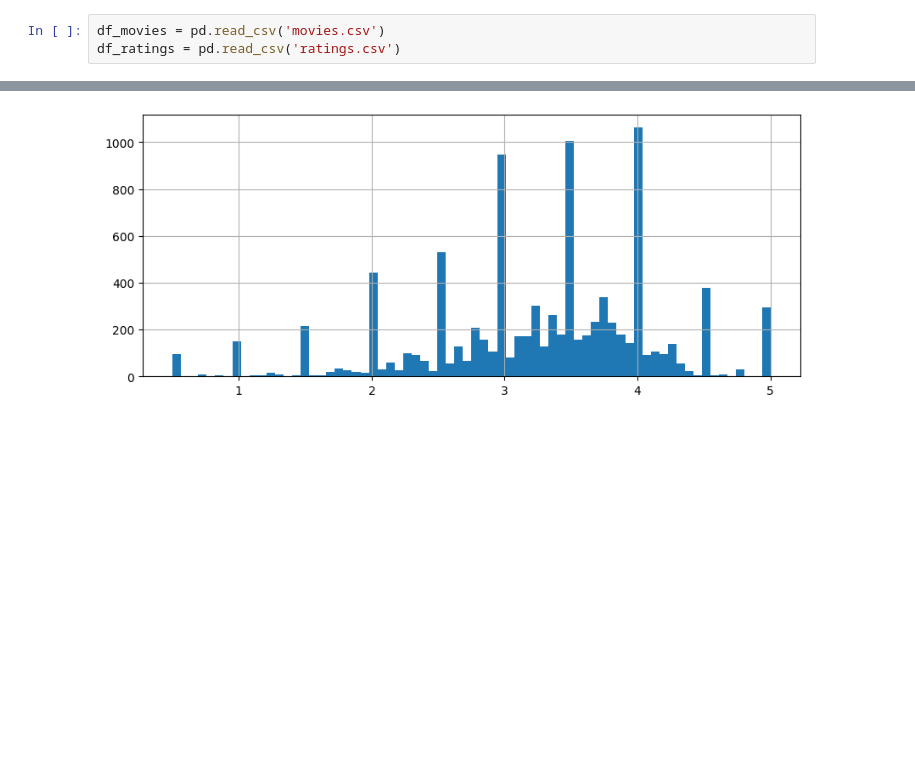
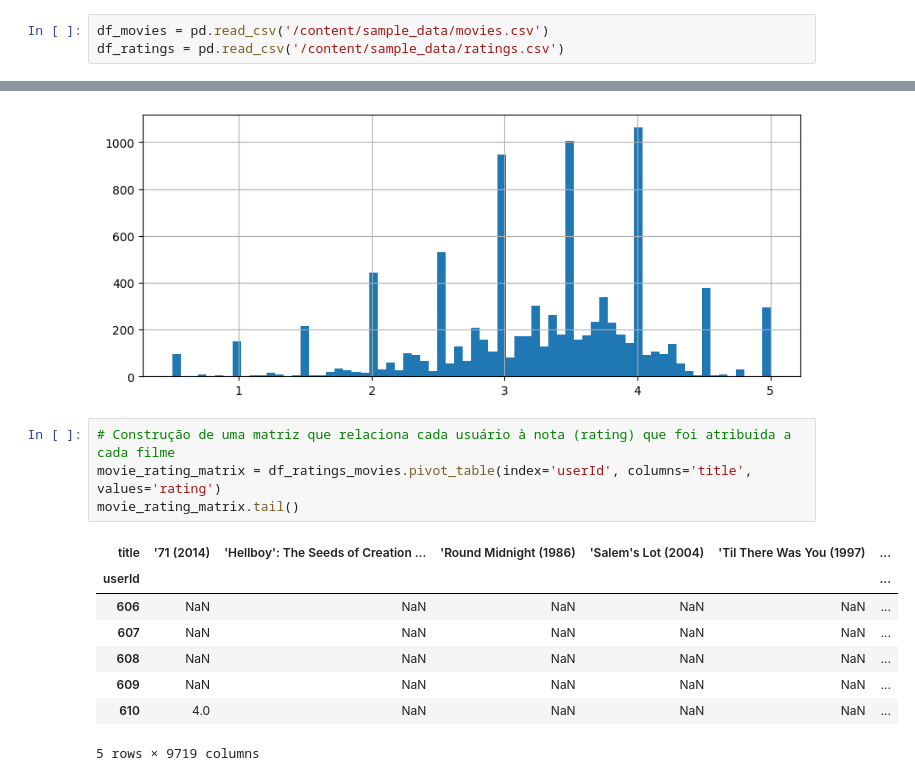
Before and after one commit to lincolngadea/colab_learning, a Jupyter notebook: superv.ipynb, the cells around one changed output, grey strips where cells are left out. Drawn from its saved outputs; the diff is of its cells as text; blank space fills up the shorter version.

Commit message:
adiciona novos exemplos de análise de dados para filmes avaliados pelo usuário

```diff
--- a/superv.ipynb
+++ b/superv.ipynb
@@ -5,8 +5,8 @@ import pandas as pd
 import numpy as np
 import matplotlib.pyplot as plt
 # %%
-df_movies = pd.read_csv('movies.csv')
-df_ratings = pd.read_csv('ratings.csv')
+df_movies = pd.read_csv('/content/sample_data/movies.csv')
+df_ratings = pd.read_csv('/content/sample_data/ratings.csv')
 # %%
 df_ratings.head()
 # %% [output]
@@ -115,3 +115,16 @@ ratings['rating'].hist(bins=70)
 # %% [output]
 <Axes: >
 [figure]
+# %%
+# Construção de uma matriz que relaciona cada usuário à nota (rating) que foi atribuida a cada filme
+movie_rating_matrix = df_ratings_movies.pivot_table(index='userId', columns='title', values='rating')
+movie_rating_matrix.tail()
+# %% [output]
+| title | '71 (2014) | 'Hellboy': The Seeds of Creation ... | 'Round Midnight (1986) | 'Salem's Lot (2004) | 'Til There Was You (1997) | ... |
+| userId |  |  |  |  |  | ... |
+| 606 | NaN | NaN | NaN | NaN | NaN | ... |
+| 607 | NaN | NaN | NaN | NaN | NaN | ... |
+| 608 | NaN | NaN | NaN | NaN | NaN | ... |
+| 609 | NaN | NaN | NaN | NaN | NaN | ... |
+| 610 | 4.0 | NaN | NaN | NaN | NaN | ... |
+5 rows × 9719 columns
```
Also changed, not shown: parts of 14 cells of this notebook.
